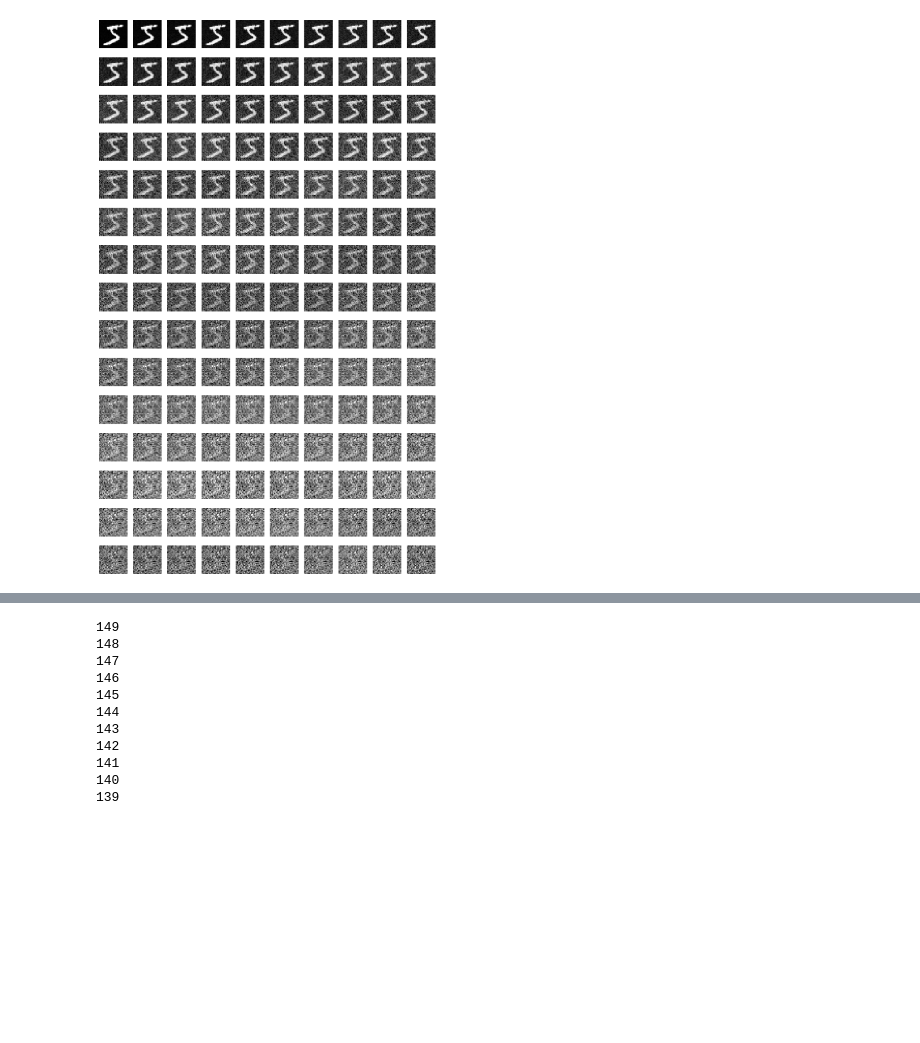
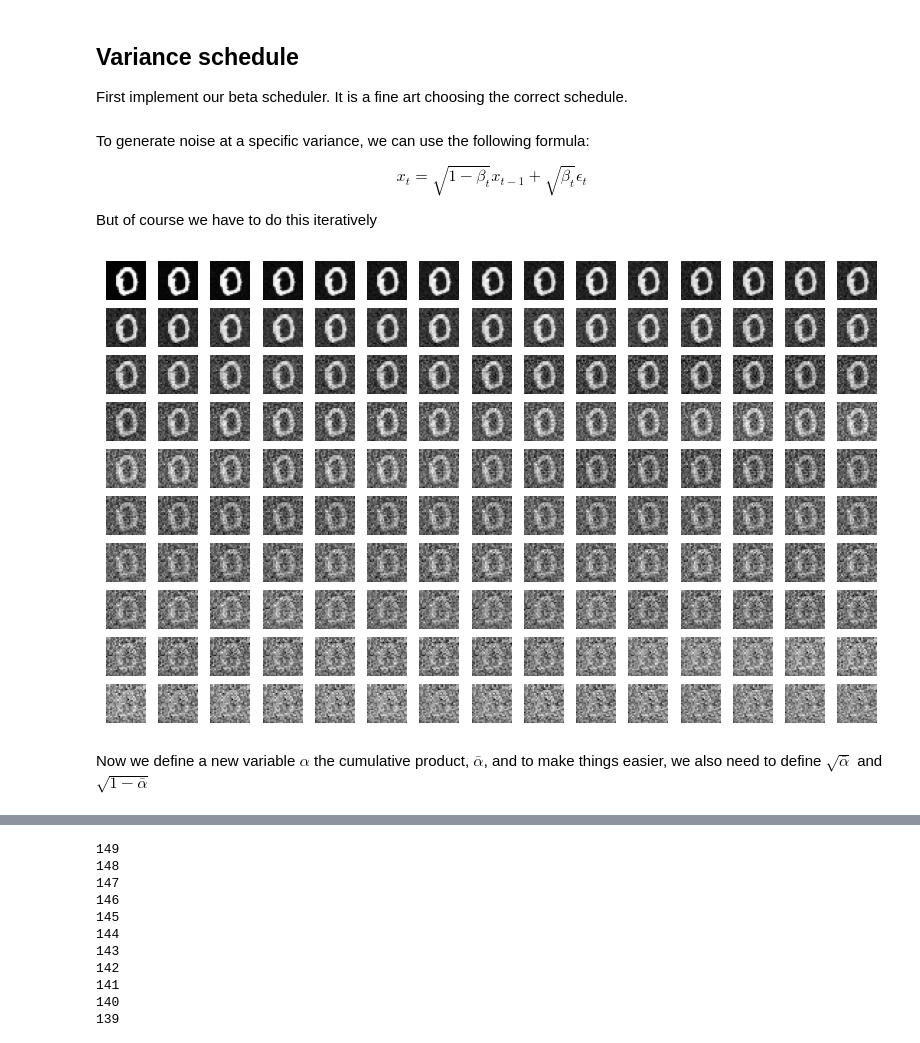
Before and after one commit to acceleratescience/diffusion-models, a Jupyter notebook: notebooks/4_diffusion.ipynb, the cells around one changed output, grey strips where cells are left out. Saved outputs shown, nothing was run; the diff lists cells and outputs as text; code cells hidden in the pictures; blank space fills up the shorter version.

```diff
--- a/notebooks/4_diffusion.ipynb
+++ b/notebooks/4_diffusion.ipynb
@@ -40 +18,13 @@ test_loader = DataLoader(test_noisy_dataset, batch_size=32, shuffle=False)
+# %%
+import sys
+sys.path.append('..')
+from diffusion_models import utils
+
+DATA_PATH = '../data/'
+train_loader, test_loader = utils.get_mnist(32, DATA_PATH)
+
+device = torch.device("cuda" if torch.cuda.is_available() else "cpu")
+# %% [markdown]
+## Variance schedule
+First implement our beta scheduler. It is a fine art choosing the correct schedule.
 # %%
@@ -53,18 +39,28 @@ sample_image = sample_image[0]
+# %% [markdown]
+To generate noise at a specific variance, we can use the following formula:
+
+$$
+x_t = \sqrt{1 - \beta_t}x_{t-1} + \sqrt{\beta_t}\epsilon_t
+$$
+
+But of course we have to do this iteratively
 # %%
-import matplotlib.pyplot as plt
-plt.figure(figsize=(15,25))
+plt.figure(figsize=(10,6))
 x_0 = sample_image[0]
 x_t = x_0
 
 for t in range(T):
     noise = torch.randn_like(x_t)
     x_t = torch.sqrt(1 - beta[t]) * x_t + torch.sqrt(beta[t]) * noise
-    img = torch.squeeze(x_t).cpu()
-    ax = plt.subplot(15, 10, t + 1)
-    ax.axis("off")
-    plt.imshow(img, cmap="gray")
+    img = torch.squeeze(x_t).numpy()
+    plt.subplot(10, 15, t+1)
+    plt.imshow(img, cmap='gray')
+    plt.axis('off')
+plt.show()
 # %% [output]
-[figure, old version]
+[figure, new version]
+# %% [markdown]
+Now we define a new variable $\alpha$ the cumulative product, $\bar{\alpha}$, and to make things easier, we also need to define $\sqrt{\bar{\alpha}}$ and $\sqrt{1-\bar{\alpha}}$
 # %%
 alpha = 1. - beta
 alpha_bar = torch.cumprod(alpha, dim=0)
```
Also changed, not shown: parts of 16 cells of this notebook, 2 other files.
